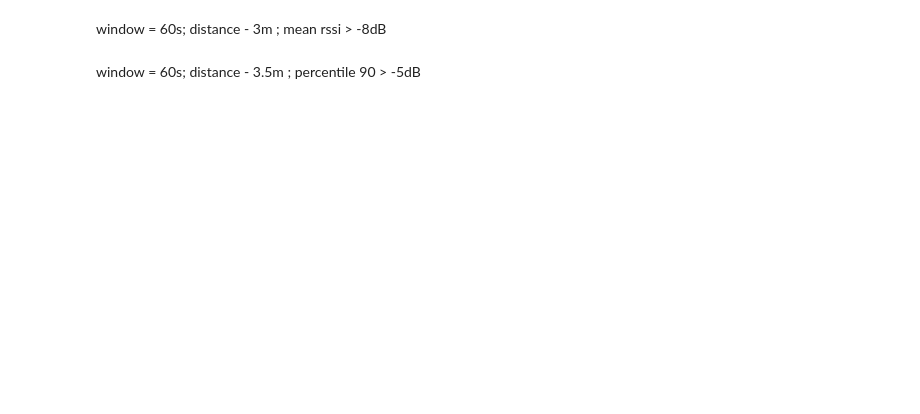
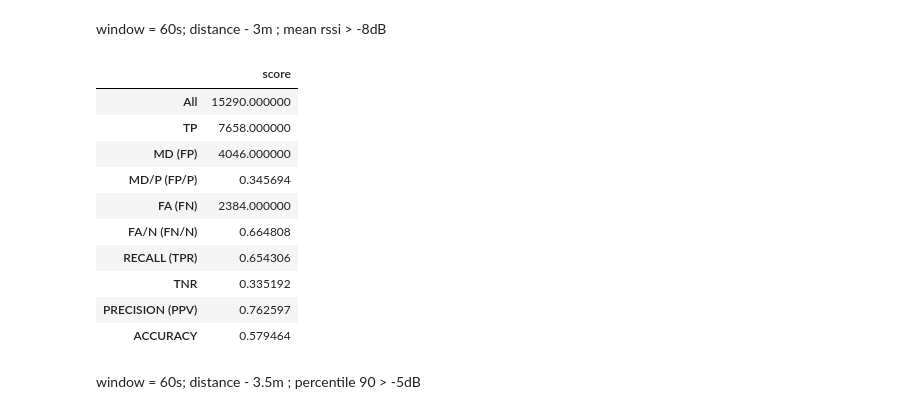
Before and after one commit to CylocTeam/BluetoothGeoClustering, a Jupyter notebook: BluetoothGeoClustering_python/DataAnalysis.ipynb, the cells around one changed output. Cells and saved outputs as stored; diff of their text form; code cells hidden in the pictures; blank space fills up the shorter version.

```diff
--- a/BluetoothGeoClustering_python/DataAnalysis.ipynb
+++ b/BluetoothGeoClustering_python/DataAnalysis.ipynb
@@ -148,7 +183,20 @@ score_obj = ScoreClass(all_tag_measurements, 60, 'mean', 1.5, -7)
 # %% [markdown]
 window = 60s; distance - 3m ; mean rssi > -8dB
 # %%
-score_obj = ScoreClass(all_tag_measurements, 60, 'mean', 3, -8)
+score_obj = ScoreClass(plot_tag_data, 60, 'mean', 3, -8)
+score_obj.get_all_scores()
+# %% [output]
+|  | score |
+| All | 15290.000000 |
+| TP | 7658.000000 |
+| MD (FP) | 4046.000000 |
+| MD/P (FP/P) | 0.345694 |
+| FA (FN) | 2384.000000 |
+| FA/N (FN/N) | 0.664808 |
+| RECALL (TPR) | 0.654306 |
+| TNR | 0.335192 |
+| PRECISION (PPV) | 0.762597 |
+| ACCURACY | 0.579464 |
 # %% [markdown]
 window = 60s; distance - 3.5m ; percentile 90 > -5dB
 # %%
```
Also changed, not shown: parts of 19 cells of this notebook.
